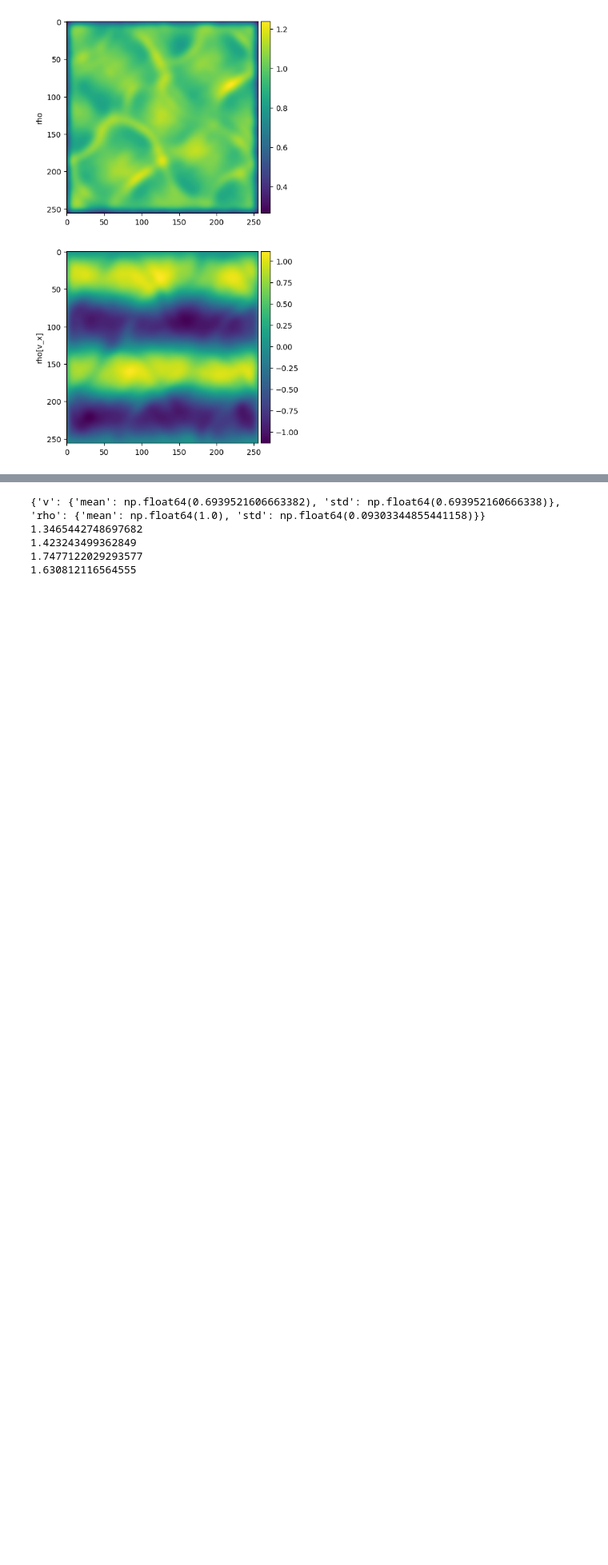
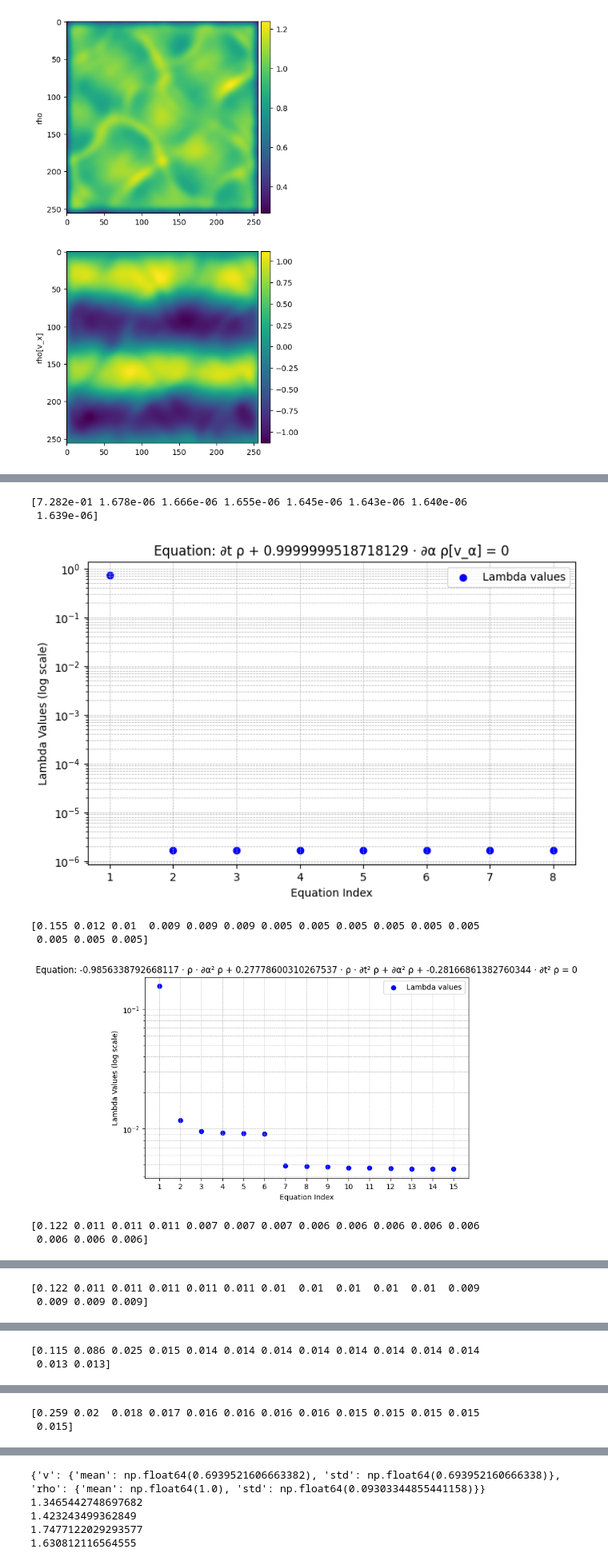
Before and after one commit to sibirica/PySPIDER, a Jupyter notebook: discrete/gaussian_potential_test.ipynb, the cells around one changed output, grey strips where cells are left out. Shown at 80% size. Drawn from its saved outputs; the diff is of its cells as text; code cells hidden in the pictures; blank space fills up the shorter version.

```diff
--- a/discrete/gaussian_potential_test.ipynb
+++ b/discrete/gaussian_potential_test.ipynb
@@ -180,7 +180,7 @@ for irrep in srd.irreps:
 
     iterator = ModelIterator(max_k=15, backward_forward=True, max_passes=3)
     #iterator = ModelIterator(max_k=len(libs[irrep].terms), backward_forward=False, max_passes=1)
-    thres = Threshold(threshold_type='jump', gamma=1.5, delta=1e-8, n_terms=None)
+    thres = Threshold(threshold_type='jump', gamma=1.2, delta=1e-8, n_terms=None)
     #thres = Threshold(threshold_type='information', ic=AIC)
 
     opts = {'scaler': scaler, 'initializer': init, 'residual': res,
@@ -213,0 +214,38 @@ Identified model: ρ[v_α] · ρ[v_β] + -0.997 · ρ[v_α · v_β] = 0 (order 5
+# %%
+import numpy as np
+import matplotlib.pyplot as plt
+for i, res in enumerate(reg_results):
+    all_lambdas = res.all_lambdas
+    print(all_lambdas)
+    all_xis = res.all_xis
+    xi_values = res.xi
+    sublibrary_terms = res.sublibrary
+    equations = []
+    #equation_terms = [f"{xi:.1e} {term}" for xi, term in zip(xi_values, sublibrary_terms) if abs(xi) > 1e-15]
+    #equation_string = " + ".join(equation_terms)
+    equation_string = str(eqs[i])
+
+
+    plt.figure(figsize=(8, 5))
+    plt.scatter(range(1, len(all_lambdas) + 1), all_lambdas, color='b', label="Lambda values")
+
+    # Set log scale for y-axis
+    plt.yscale("log")
+
+    plt.xlabel("Equation Index")
+    plt.ylabel("Lambda Values (log scale)")
+    plt.title(f"Equation: {equation_string}")  # Use the computed equation as the title
+    plt.xticks(range(1, len(all_lambdas) + 1))  # Ensure x-axis ticks match the number of equations
+    plt.legend()
+    plt.grid(True, which="both", linestyle="--", linewidth=0.5)
+
+    plt.show()
+# %% [output]
+[7.282e-01 1.678e-06 1.666e-06 1.655e-06 1.645e-06 1.643e-06 1.640e-06
+ 1.639e-06]
+[figure, added]
+[0.155 0.012 0.01  0.009 0.009 0.009 0.005 0.005 0.005 0.005 0.005 0.005
+ 0.005 0.005 0.005]
+[figure, added]
+[0.122 0.011 0.011 0.011 0.007 0.007 0.007 0.006 0.006 0.006 0.006 0.006
+ 0.006 0.006 0.006]
@@ -213,0 +253,2 @@ Identified model: ρ[v_α] · ρ[v_β] + -0.997 · ρ[v_α · v_β] = 0 (order 5
+[0.122 0.011 0.011 0.011 0.011 0.011 0.01  0.01  0.01  0.01  0.01  0.009
+ 0.009 0.009 0.009]
@@ -213,0 +256,2 @@ Identified model: ρ[v_α] · ρ[v_β] + -0.997 · ρ[v_α · v_β] = 0 (order 5
+[0.115 0.086 0.025 0.015 0.014 0.014 0.014 0.014 0.014 0.014 0.014 0.014
+ 0.013 0.013]
@@ -213,0 +259,2 @@ Identified model: ρ[v_α] · ρ[v_β] + -0.997 · ρ[v_α · v_β] = 0 (order 5
+[0.259 0.02  0.018 0.017 0.016 0.016 0.016 0.016 0.015 0.015 0.015 0.015
+ 0.015]
```
Also changed, not shown: parts of 2 cells of this notebook, 1 other file.
